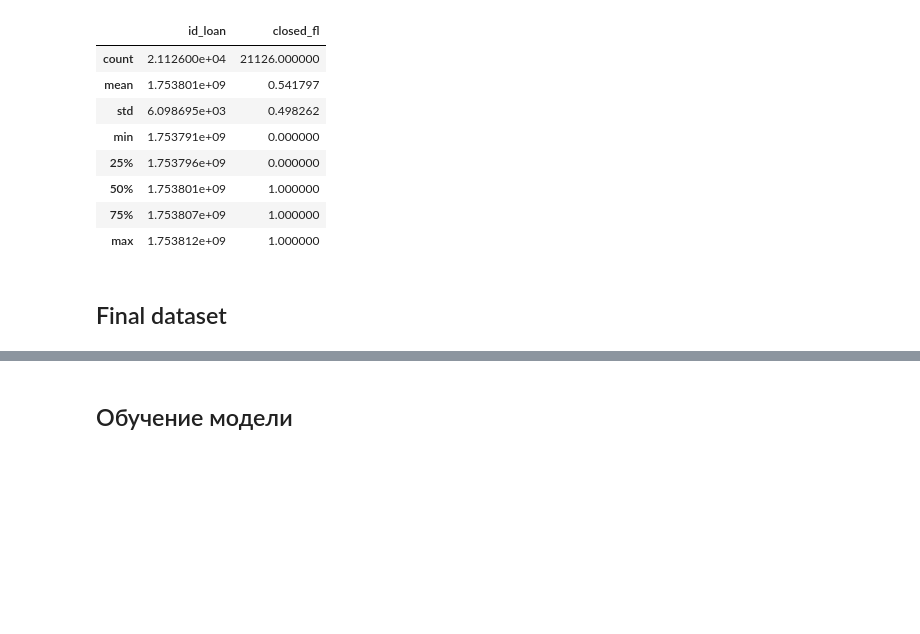
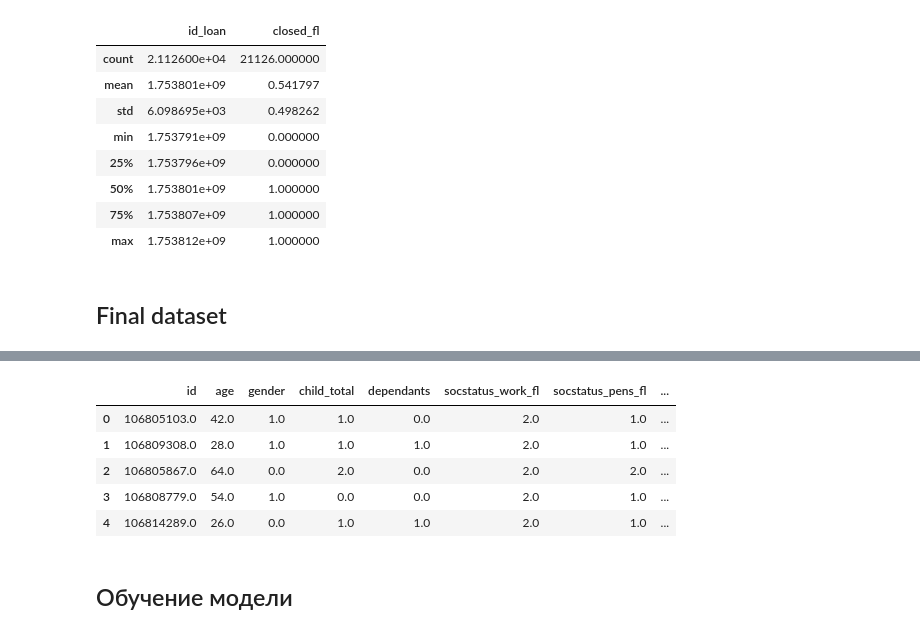
Before and after one commit to anastasiaspakovskaa/ml_course, a Jupyter notebook: knn/homework. Метод ближайших соседей.ipynb, the cells around one changed output, grey strips where cells are left out. Cells and saved outputs as stored; diff of their text form; code cells hidden in the pictures; blank space fills up the shorter version.

```diff
--- a/knn/homework. Метод ближайших соседей.ipynb
+++ b/knn/homework. Метод ближайших соседей.ipynb
@@ -427,0 +492,9 @@ d_close_loan_df.describe(include='all')
+# %%
+# добавим столбец loan_num_closed
+
+loans = pd.merge(d_loan_df, d_close_loan_df, on='id_loan', how='left')
+# %%
+loans = loans.groupby('id_client').apply(lambda x: (x['closed_fl'] == 1).sum()).reset_index(name='loan_num_closed')
+loans.fillna(0, inplace=True)
+
+loans
@@ -427,0 +515,12 @@ d_close_loan_df.describe(include='all')
+# %%
+df = pd.merge(df, loans, left_on='id', right_on='id_client', how='left')
+# %%
+df = df.drop(['id_client'], axis=1)
+df.head()
+# %% [output]
+|  | id | age | gender | child_total | dependants | socstatus_work_fl | socstatus_pens_fl | ... |
+| 0 | 106805103.0 | 42.0 | 1.0 | 1.0 | 0.0 | 2.0 | 1.0 | ... |
+| 1 | 106809308.0 | 28.0 | 1.0 | 1.0 | 1.0 | 2.0 | 1.0 | ... |
+| 2 | 106805867.0 | 64.0 | 0.0 | 2.0 | 0.0 | 2.0 | 2.0 | ... |
+| 3 | 106808779.0 | 54.0 | 1.0 | 0.0 | 0.0 | 2.0 | 1.0 | ... |
+| 4 | 106814289.0 | 26.0 | 0.0 | 1.0 | 1.0 | 2.0 | 1.0 | ... |
```
Also changed, not shown: parts of 10 cells of this notebook, 1 other file.
